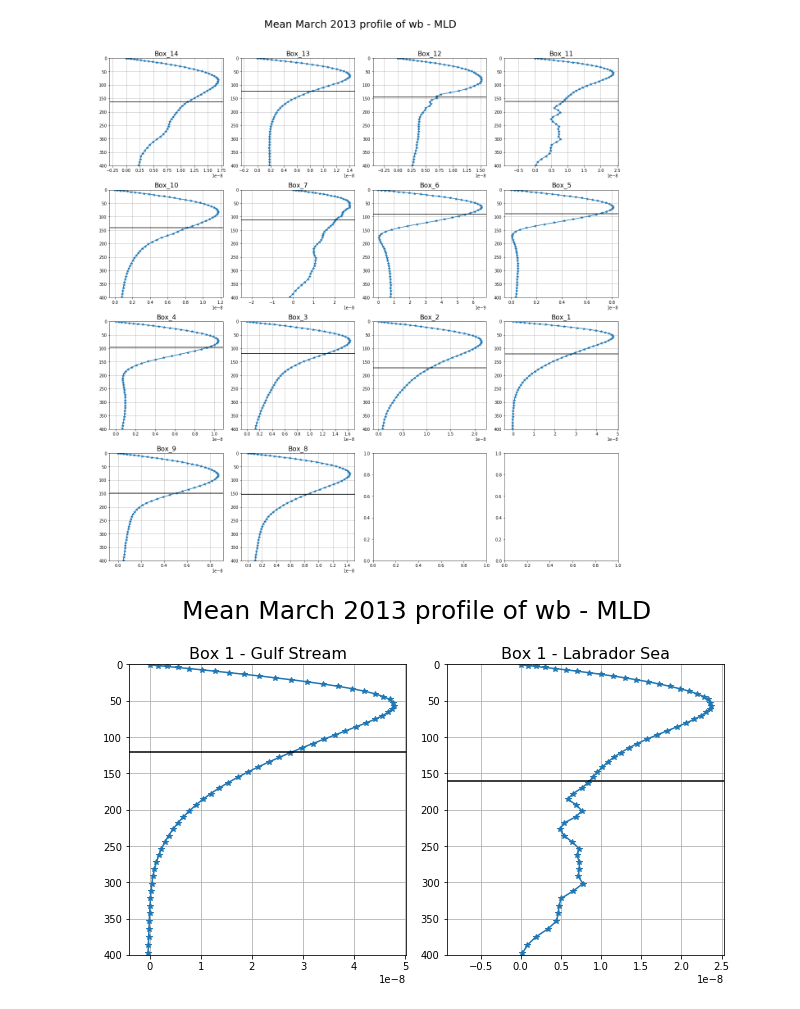
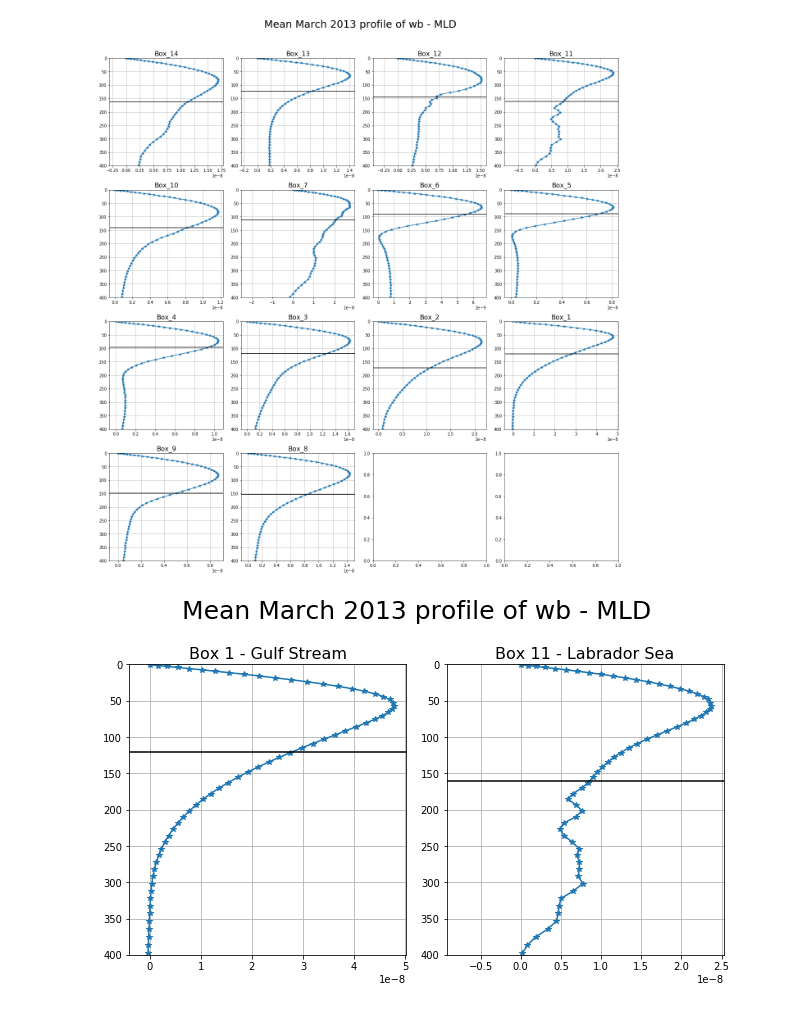
Before and after one commit to auraoupa/CMEMS-diags, a Jupyter notebook: Vert-buoy-flx/2018-03-28-AA-flux-PK-profiles-NATL60-march2013-mask-filt-test-optim.ipynb, the cells around one changed output. Drawn from its saved outputs; the diff is of its cells as text; code cells hidden in the pictures.

```diff
--- a/Vert-buoy-flx/2018-03-28-AA-flux-PK-profiles-NATL60-march2013-mask-filt-test-optim.ipynb
+++ b/Vert-buoy-flx/2018-03-28-AA-flux-PK-profiles-NATL60-march2013-mask-filt-test-optim.ipynb
@@ -171,29 +171,29 @@ plt.savefig("NATL60_wb_profiles_march13_surf.png")
 # %%
 fig, axs = plt.subplots(1,2, figsize=(9, 5))
 axs = axs.ravel()
 title = 'Mean March 2013 profile of wb - MLD'
 plt.suptitle(title,size = 25,y=1.1)
 i = 0
 
 axs[i].plot(np.nanmean(wb_boxes_march[:,11,:],0),dep,'C0*-')
 axs[i].set_title('Box 1 - Gulf Stream',size=16)
 axs[i].grid(True)
 axs[i].set_ylim(400,0)
 axs[i].axhline(y=np.nanmean(mld_boxes_march[:,11]),color='k')
 fig.tight_layout()
 
 i = 1
 
 axs[i].plot(np.nanmean(wb_boxes_march[:,3,:],0),dep,'C0*-')
-axs[i].set_title('Box 1 - Labrador Sea',size=16)
+axs[i].set_title('Box 11 - Labrador Sea',size=16)
 axs[i].grid(True)
 axs[i].set_ylim(400,0)
 axs[i].axhline(y=np.nanmean(mld_boxes_march[:,3]),color='k')
 fig.tight_layout()
 
 plt.savefig("NATL60_box1-11_wb_profiles_march13_surf.png")
 # %% [output]
-[figure, old version]
+[figure, new version]
 # %%
 for k,box in enumerate(boxes):
     print k, box.name
```
Also changed, not shown: 3 other files.
